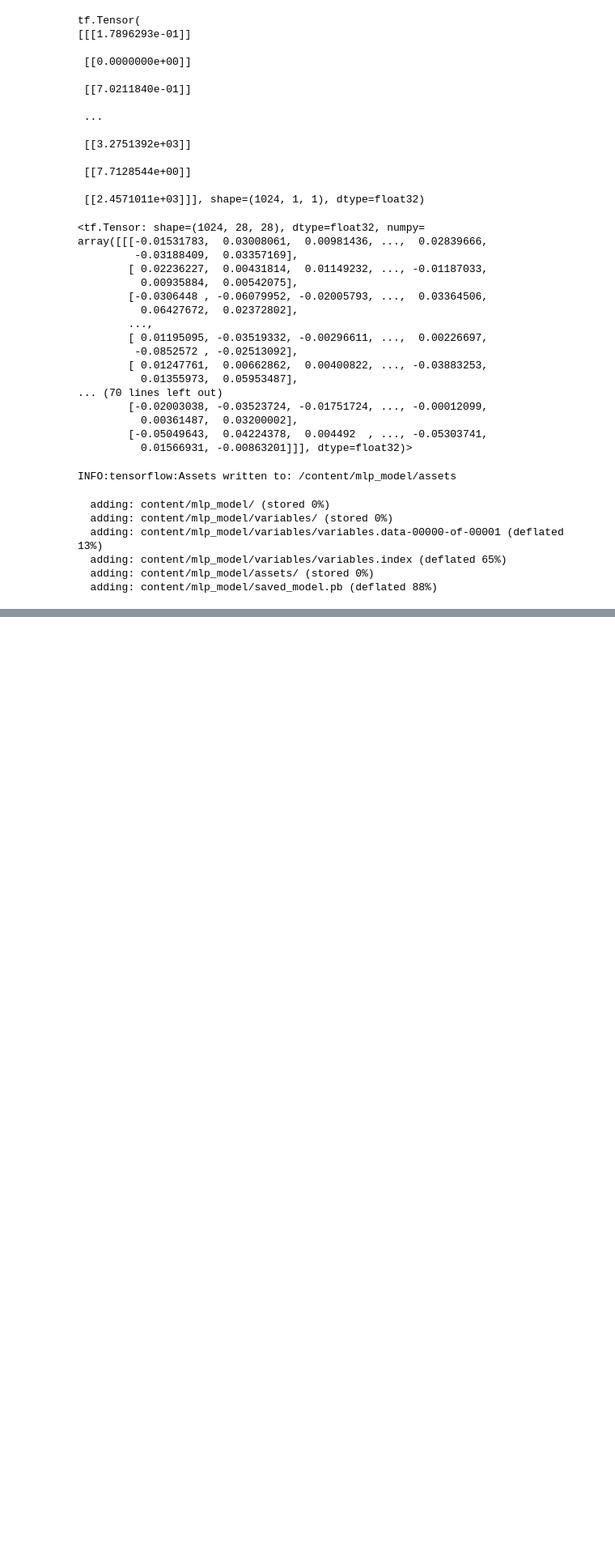
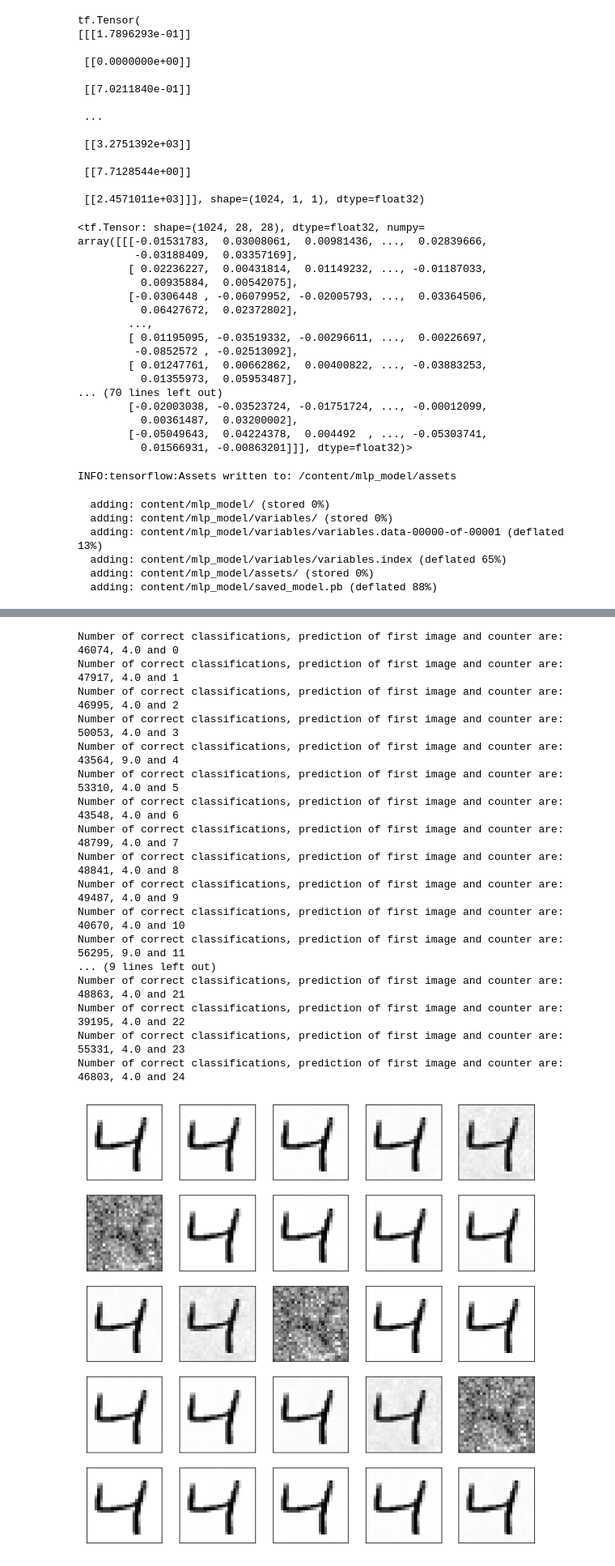
Before and after one commit to surajsrivathsa/ovgu_deeplearning, a Jupyter notebook: Assignment_10_Adverserial_Examples_and_Training.ipynb, the cells around one changed output, grey strips where cells are left out. Shown at 81% size. Drawn from its saved outputs; the diff is of its cells as text; code cells hidden in the pictures; blank space fills up the shorter version.

```diff
--- a/Assignment_10_Adverserial_Examples_and_Training.ipynb
+++ b/Assignment_10_Adverserial_Examples_and_Training.ipynb
@@ -710,0 +858,42 @@ INFO:tensorflow:Assets written to: /content/mlp_model/assets
+# %%
+def untargeted_attack(adverserial_training_images_batch, adverserial_training_labels_batch,  perturbation_type="multiply", index_of_num=2,
+                      attack_type = "untargeted", targeted_attack_images = None, loss_fnc = "CCE"):
+
+  plt.figure(figsize=(10,10))
+  adverserial_training_images_modified_list = []
+  adverserial_training_predictions_list = []
+  actual_training_labels_list = []
+
+  for i in range(25):
+    plt.subplot(5,5,i+1)
+    plt.xticks([])
+    plt.yticks([])
+    plt.grid(False)
+
+    #Get the weighted gradient/maximum change of the individual image pixel wrt output prediction. weighted by 0.071
+    if(i == 0):
+      gradient, perturbations = create_adversarial_pattern(adverserial_training_images_batch, adverserial_training_labels_batch, perturbation_type, attack_type, loss_fnc=loss_fnc)
+    else:
+      gradient, perturbations = create_adversarial_pattern(adverserial_training_images_batch_modified, modified_predictions_2, perturbation_type, attack_type, loss_fnc=loss_fnc)
+
+    #Add the gradient instead of subtracting it as we are trying to maximize the loss and moving in opposite direction of convex optimization hill.
+    adverserial_training_images_batch_modified = tf.add(adverserial_training_images_batch, 1 * perturbations)
+
+
+    #Get the new predictions for each change
+    modified_predictions = mlp_model(adverserial_training_images_batch_modified)
+    modified_predictions_2 =  tf.cast(tf.argmax(modified_predictions, axis=1),  dtype=tf.dtypes.float32)
+
+    #append the examples and predictions to list that would be used later to integrate in training loop
+    adverserial_training_images_modified_list.append(adverserial_training_images_batch_modified)
+    adverserial_training_predictions_list.append(modified_predictions)
+    actual_training_labels_list.append(adverserial_training_labels_batch)
+
+
+    #Get the number of correct classifications to monitor misclassifications and see gradual changes
+    x = tf.equal(adverserial_training_labels_batch, modified_predictions_2)
+    print("Number of correct classifications, prediction of first image and counter are: {}, {} and {}".format(tf.reduce_sum(tf.cast(x, tf.int32)), modified_predictions_2[index_of_num], i))
+    #print("Prediction of first image is : {}".format(modified_predictions_2[0]))
+    plt.imshow(adverserial_training_images_batch_modified[index_of_num], cmap=plt.cm.binary)
+
+  return [adverserial_training_images_modified_list, adverserial_training_predictions_list, actual_training_labels_list];
@@ -710,0 +921,21 @@ INFO:tensorflow:Assets written to: /content/mlp_model/assets
+# %%
+complete_adverserial_training_images_modified_list, complete_adverserial_training_predictions_list, complete_actual_training_labels_list = untargeted_attack(complete_training_images, complete_training_labels,  perturbation_type="multiply")
+# %% [output]
+Number of correct classifications, prediction of first image and counter are: 46074, 4.0 and 0
+Number of correct classifications, prediction of first image and counter are: 47917, 4.0 and 1
+Number of correct classifications, prediction of first image and counter are: 46995, 4.0 and 2
+Number of correct classifications, prediction of first image and counter are: 50053, 4.0 and 3
+Number of correct classifications, prediction of first image and counter are: 43564, 9.0 and 4
+Number of correct classifications, prediction of first image and counter are: 53310, 4.0 and 5
+Number of correct classifications, prediction of first image and counter are: 43548, 4.0 and 6
+Number of correct classifications, prediction of first image and counter are: 48799, 4.0 and 7
+Number of correct classifications, prediction of first image and counter are: 48841, 4.0 and 8
+Number of correct classifications, prediction of first image and counter are: 49487, 4.0 and 9
+Number of correct classifications, prediction of first image and counter are: 40670, 4.0 and 10
+Number of correct classifications, prediction of first image and counter are: 56295, 9.0 and 11
+... (9 lines left out)
+Number of correct classifications, prediction of first image and counter are: 48863, 4.0 and 21
+Number of correct classifications, prediction of first image and counter are: 39195, 4.0 and 22
+Number of correct classifications, prediction of first image and counter are: 55331, 4.0 and 23
+Number of correct classifications, prediction of first image and counter are: 46803, 4.0 and 24
+[figure, added]
```
Also changed, not shown: parts of 29 cells of this notebook.
